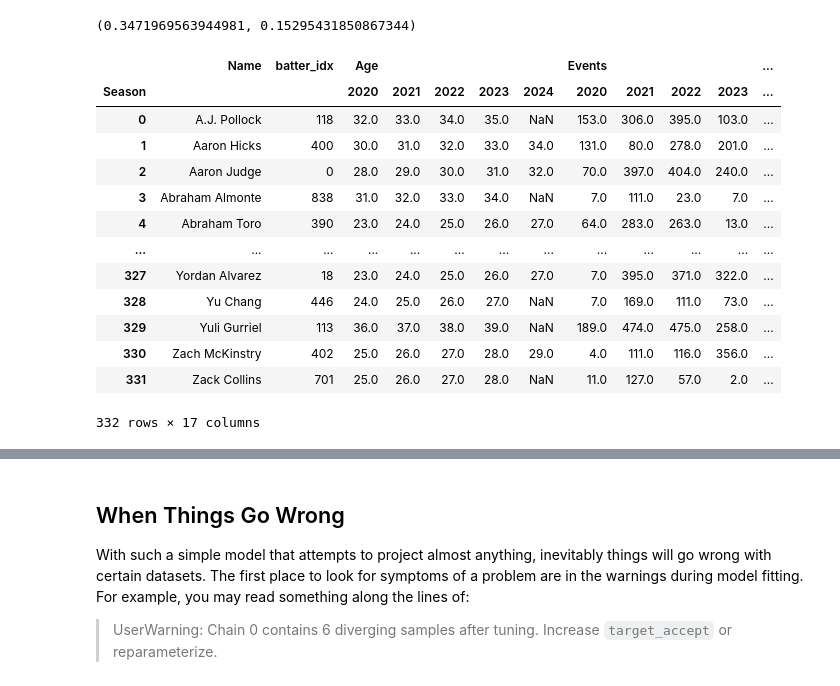
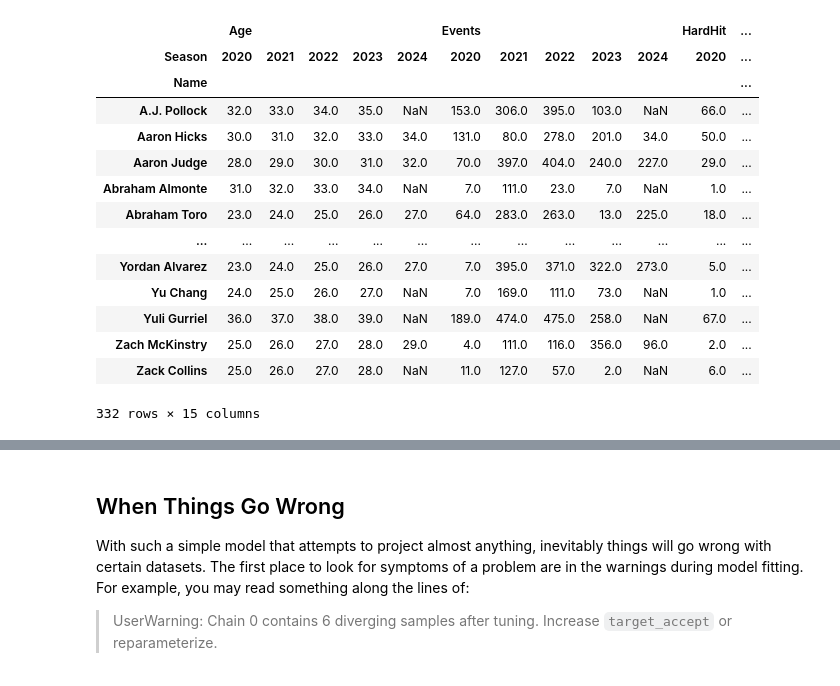
Before and after one commit to fonnesbeck/bayesian_marcel, a Jupyter notebook: marcel.ipynb, the cells around one changed output, grey strips where cells are left out. Drawn from its saved outputs; the diff is of its cells as text; code cells hidden in the pictures.

```diff
--- a/marcel.ipynb
+++ b/marcel.ipynb
@@ -91,10 +85 @@ hard_hit_subset.shape
-# %%
-batter_idx, batters = hard_hit_subset['Name'].factorize()
-hard_hit_subset["batter_idx"] = batter_idx
-# %%
-age_idx, ages = hard_hit_subset['Age'].factorize(sort=True)
-hard_hit_subset["age_idx"] = age_idx
-# %%
-season_idx, seasons = hard_hit_subset['Season'].factorize(sort=True)
-hard_hit_subset["season_idx"] = season_idx
 # %% [markdown]
@@ -109,25 +91,34 @@ data["HardHit%"].hist(bins=30)
-# %%
-data["HardHit%"].mean(), data["HardHit%"].std()
-# %% [output]
-(0.3471969563944981, 0.15295431850867344)
 # %%
-hard_hit_by_season = hard_hit_subset.pivot_table(index=['Name', 'batter_idx'], values=["Events", "HardHit", "Age"], columns=['Season']).dropna(subset=[('HardHit', 2020), ('HardHit', 2021),
-('HardHit', 2022),
-('HardHit', 2023)]).reset_index()
+# batter_idx, batters = hard_hit_subset['Name'].factorize()
+# hard_hit_subset["batter_idx"] = batter_idx
 
+# age_idx, ages = hard_hit_subset['Age'].factorize(sort=True)
+# hard_hit_subset["age_idx"] = age_idx
+
+# season_idx, seasons = hard_hit_subset['Season'].factorize(sort=True)
+# hard_hit_subset["season_idx"] = season_idx
+
+hard_hit_by_season = (
+    hard_hit_subset.pivot_table(index=['Name'], values=["Events", "HardHit", "Age"], columns=['Season'])
+    .dropna(subset=[('HardHit', 2020), ('HardHit', 2021),
+                    ('HardHit', 2022),
+                    ('HardHit', 2023)])
+    # .reset_index()
+)
 hard_hit_by_season
 # %% [output]
-|  | Name | batter_idx | Age |  |  |  |  | Events |  |  |  | ... |
-| Season |  |  | 2020 | 2021 | 2022 | 2023 | 2024 | 2020 | 2021 | 2022 | 2023 | ... |
-| 0 | A.J. Pollock | 118 | 32.0 | 33.0 | 34.0 | 35.0 | NaN | 153.0 | 306.0 | 395.0 | 103.0 | ... |
-| 1 | Aaron Hicks | 400 | 30.0 | 31.0 | 32.0 | 33.0 | 34.0 | 131.0 | 80.0 | 278.0 | 201.0 | ... |
-| 2 | Aaron Judge | 0 | 28.0 | 29.0 | 30.0 | 31.0 | 32.0 | 70.0 | 397.0 | 404.0 | 240.0 | ... |
-| 3 | Abraham Almonte | 838 | 31.0 | 32.0 | 33.0 | 34.0 | NaN | 7.0 | 111.0 | 23.0 | 7.0 | ... |
-| 4 | Abraham Toro | 390 | 23.0 | 24.0 | 25.0 | 26.0 | 27.0 | 64.0 | 283.0 | 263.0 | 13.0 | ... |
+|  | Age |  |  |  |  | Events |  |  |  |  | HardHit | ... |
+| Season | 2020 | 2021 | 2022 | 2023 | 2024 | 2020 | 2021 | 2022 | 2023 | 2024 | 2020 | ... |
+| Name |  |  |  |  |  |  |  |  |  |  |  | ... |
+| A.J. Pollock | 32.0 | 33.0 | 34.0 | 35.0 | NaN | 153.0 | 306.0 | 395.0 | 103.0 | NaN | 66.0 | ... |
+| Aaron Hicks | 30.0 | 31.0 | 32.0 | 33.0 | 34.0 | 131.0 | 80.0 | 278.0 | 201.0 | 34.0 | 50.0 | ... |
+| Aaron Judge | 28.0 | 29.0 | 30.0 | 31.0 | 32.0 | 70.0 | 397.0 | 404.0 | 240.0 | 227.0 | 29.0 | ... |
+| Abraham Almonte | 31.0 | 32.0 | 33.0 | 34.0 | NaN | 7.0 | 111.0 | 23.0 | 7.0 | NaN | 1.0 | ... |
+| Abraham Toro | 23.0 | 24.0 | 25.0 | 26.0 | 27.0 | 64.0 | 283.0 | 263.0 | 13.0 | 225.0 | 18.0 | ... |
 | ... | ... | ... | ... | ... | ... | ... | ... | ... | ... | ... | ... | ... |
-| 327 | Yordan Alvarez | 18 | 23.0 | 24.0 | 25.0 | 26.0 | 27.0 | 7.0 | 395.0 | 371.0 | 322.0 | ... |
-| 328 | Yu Chang | 446 | 24.0 | 25.0 | 26.0 | 27.0 | NaN | 7.0 | 169.0 | 111.0 | 73.0 | ... |
-| 329 | Yuli Gurriel | 113 | 36.0 | 37.0 | 38.0 | 39.0 | NaN | 189.0 | 474.0 | 475.0 | 258.0 | ... |
-| 330 | Zach McKinstry | 402 | 25.0 | 26.0 | 27.0 | 28.0 | 29.0 | 4.0 | 111.0 | 116.0 | 356.0 | ... |
-| 331 | Zack Collins | 701 | 25.0 | 26.0 | 27.0 | 28.0 | NaN | 11.0 | 127.0 | 57.0 | 2.0 | ... |
+| Yordan Alvarez | 23.0 | 24.0 | 25.0 | 26.0 | 27.0 | 7.0 | 395.0 | 371.0 | 322.0 | 273.0 | 5.0 | ... |
+| Yu Chang | 24.0 | 25.0 | 26.0 | 27.0 | NaN | 7.0 | 169.0 | 111.0 | 73.0 | NaN | 1.0 | ... |
+| Yuli Gurriel | 36.0 | 37.0 | 38.0 | 39.0 | NaN | 189.0 | 474.0 | 475.0 | 258.0 | NaN | 67.0 | ... |
+| Zach McKinstry | 25.0 | 26.0 | 27.0 | 28.0 | 29.0 | 4.0 | 111.0 | 116.0 | 356.0 | 96.0 | 2.0 | ... |
+| Zack Collins | 25.0 | 26.0 | 27.0 | 28.0 | NaN | 11.0 | 127.0 | 57.0 | 2.0 | NaN | 6.0 | ... |
-332 rows × 17 columns
+332 rows × 15 columns
```
Also changed, not shown: parts of 84 cells of this notebook, 1 other file.
